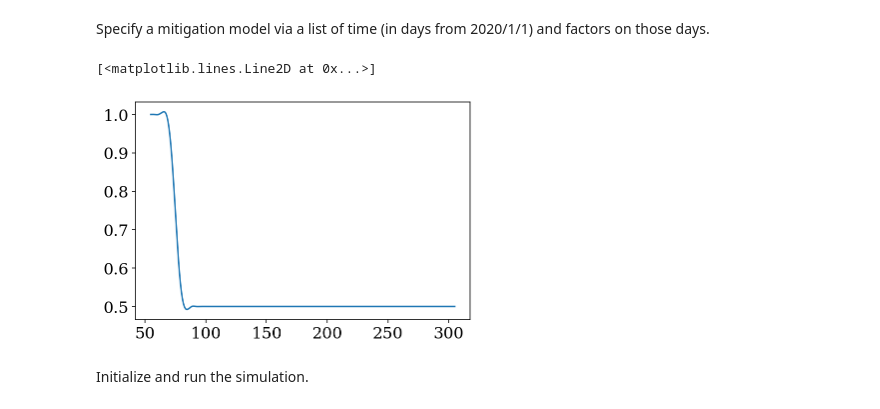
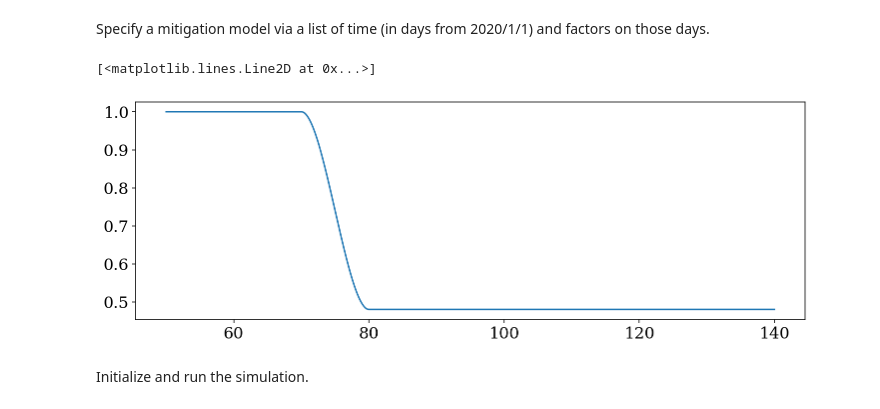
Before and after one commit to uiuc-covid19-modeling/pydemic, a Jupyter notebook: examples/SEIR++.ipynb, the cells around one changed output. Drawn from its saved outputs; the diff is of its cells as text; code cells hidden in the pictures.

```diff
--- a/examples/SEIR++.ipynb
+++ b/examples/SEIR++.ipynb
@@ -48,15 +54,16 @@ parameters = dict(
 # %% [markdown]
 Specify a mitigation model via a list of time (in days from 2020/1/1) and factors on those days.
 # %%
+t0, tf = 50, 140
 times = [70, 80]
-factors = [1, .5]
-mitigation = MitigationModel(*tspan, times, factors)
-fig, ax = plt.subplots()
-_t = np.linspace(*tspan, 1000)
+factors = [1, .48]
+mitigation = MitigationModel(t0, tf, times, factors)
+fig, ax = plt.subplots(figsize=(12, 4))
+_t = np.linspace(t0, tf, 1000)
 ax.plot(_t, mitigation(_t))
 # %% [output]
 [<matplotlib.lines.Line2D at 0x...>]
-[figure, old version]
+[figure, new version]
 # %% [markdown]
 Initialize and run the simulation.
 # %%
```
Also changed, not shown: parts of 10 cells of this notebook, 13 other files.
